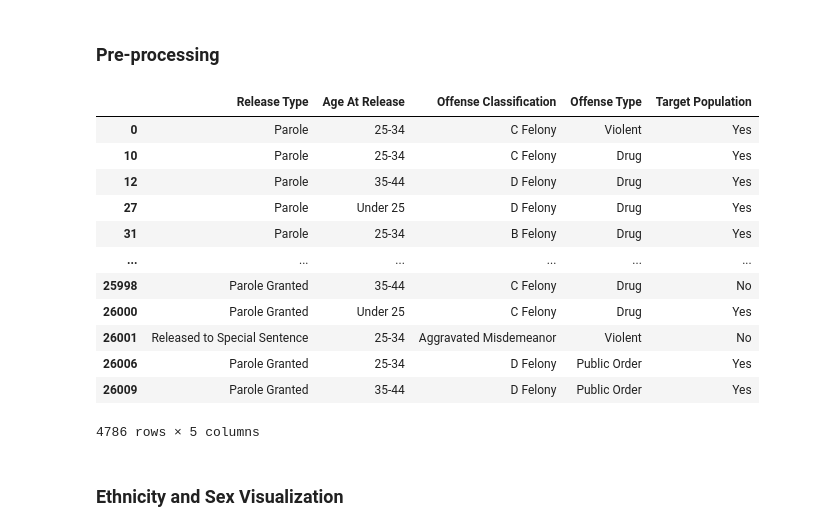
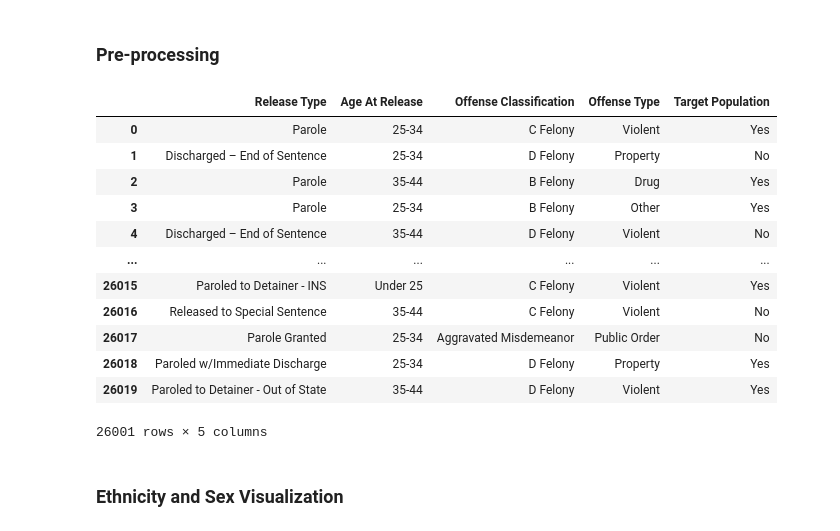
Before and after one commit to hlnwu/cse146FinalProject, a Jupyter notebook: Iowa_Data_Set_NN.ipynb, the cells around one changed output. Drawn from its saved outputs; the diff is of its cells as text; code cells hidden in the pictures.

```diff
--- a/Iowa_Data_Set_NN.ipynb
+++ b/Iowa_Data_Set_NN.ipynb
@@ -23,24 +23,24 @@ iowa_na_df = iowa_clean_df.dropna()
 # %%
 features_list = ['Release Type', 'Age At Release ', 'Offense Classification', 'Offense Type', 'Target Population']
 
-features_df = iowa_na_df[features_list]
-labels_df = iowa_na_df[['Return to Prison']]
+features_df = iowa_clean_df[features_list]
+labels_df = iowa_clean_df[['Return to Prison']]
 
 features_df
 # %% [output]
 |  | Release Type | Age At Release | Offense Classification | Offense Type | Target Population |
 | 0 | Parole | 25-34 | C Felony | Violent | Yes |
-| 10 | Parole | 25-34 | C Felony | Drug | Yes |
-| 12 | Parole | 35-44 | D Felony | Drug | Yes |
-| 27 | Parole | Under 25 | D Felony | Drug | Yes |
-| 31 | Parole | 25-34 | B Felony | Drug | Yes |
+| 1 | Discharged – End of Sentence | 25-34 | D Felony | Property | No |
+| 2 | Parole | 35-44 | B Felony | Drug | Yes |
+| 3 | Parole | 25-34 | B Felony | Other | Yes |
+| 4 | Discharged – End of Sentence | 35-44 | D Felony | Violent | No |
 | ... | ... | ... | ... | ... | ... |
-| 25998 | Parole Granted | 35-44 | C Felony | Drug | No |
-| 26000 | Parole Granted | Under 25 | C Felony | Drug | Yes |
-| 26001 | Released to Special Sentence | 25-34 | Aggravated Misdemeanor | Violent | No |
-| 26006 | Parole Granted | 25-34 | D Felony | Public Order | Yes |
-| 26009 | Parole Granted | 35-44 | D Felony | Public Order | Yes |
+| 26015 | Paroled to Detainer - INS | Under 25 | C Felony | Violent | Yes |
+| 26016 | Released to Special Sentence | 35-44 | C Felony | Violent | No |
+| 26017 | Parole Granted | 25-34 | Aggravated Misdemeanor | Public Order | No |
+| 26018 | Paroled w/Immediate Discharge | 25-34 | D Felony | Property | Yes |
+| 26019 | Paroled to Detainer - Out of State | 35-44 | D Felony | Violent | Yes |
-4786 rows × 5 columns
+26001 rows × 5 columns
 # %% [markdown]
 ### Ethnicity and Sex Visualization
 # %%
```
Also changed, not shown: parts of 7 cells of this notebook, 1 other file.
